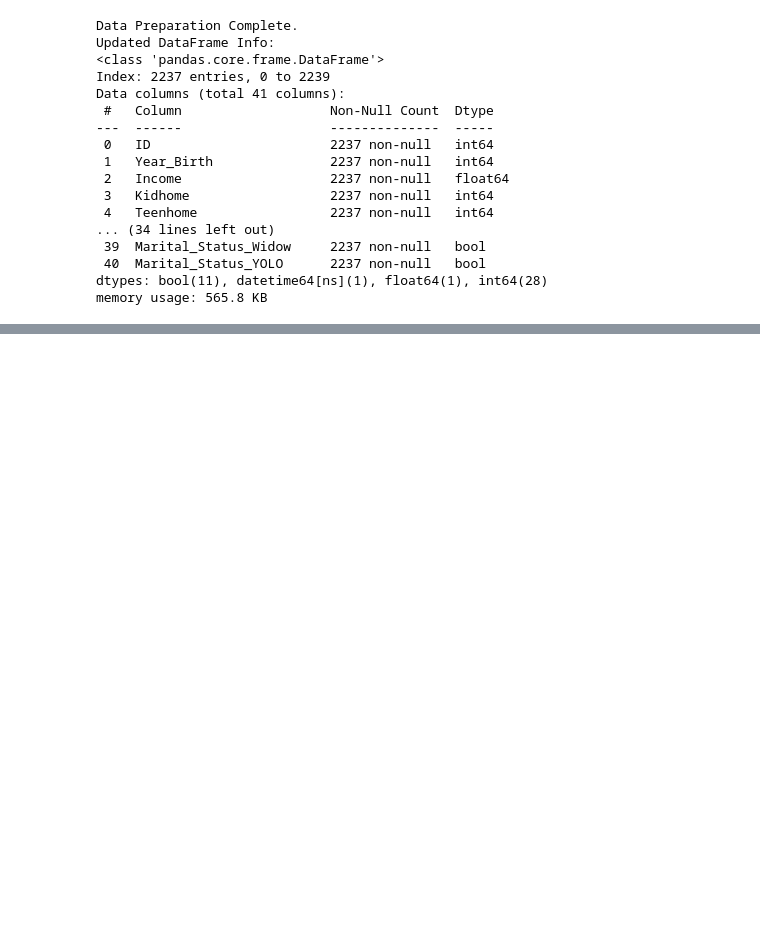
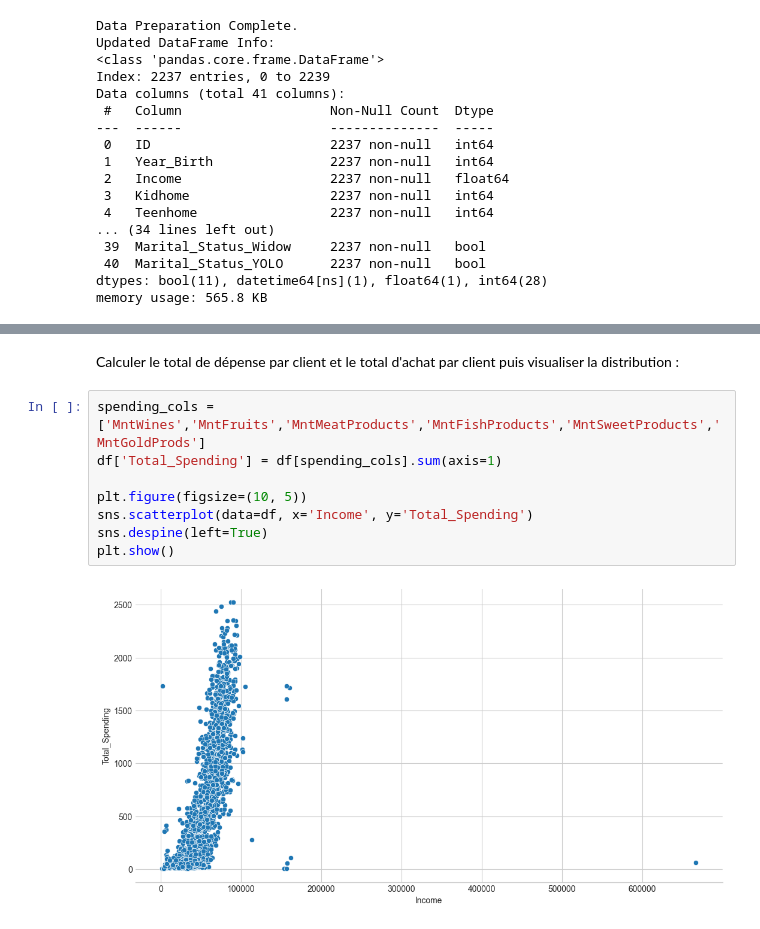
Before and after one commit to mattlasscode/epitech_rush4, a Jupyter notebook: notebook.ipynb, the cells around one changed output, grey strips where cells are left out. Cells and saved outputs as stored; diff of their text form; blank space fills up the shorter version.

```diff
--- a/notebook.ipynb
+++ b/notebook.ipynb
@@ -82,0 +201,12 @@ df.head()
+# %% [markdown]
+Calculer le total de dépense par client et le total d'achat par client puis visualiser la distribution :
+# %%
+spending_cols = ['MntWines','MntFruits','MntMeatProducts','MntFishProducts','MntSweetProducts','MntGoldProds']
+df['Total_Spending'] = df[spending_cols].sum(axis=1)
+
+plt.figure(figsize=(10, 5))
+sns.scatterplot(data=df, x='Income', y='Total_Spending')
+sns.despine(left=True)
+plt.show()
+# %% [output]
+[figure, added]
```
Also changed, not shown: parts of 13 cells of this notebook.
